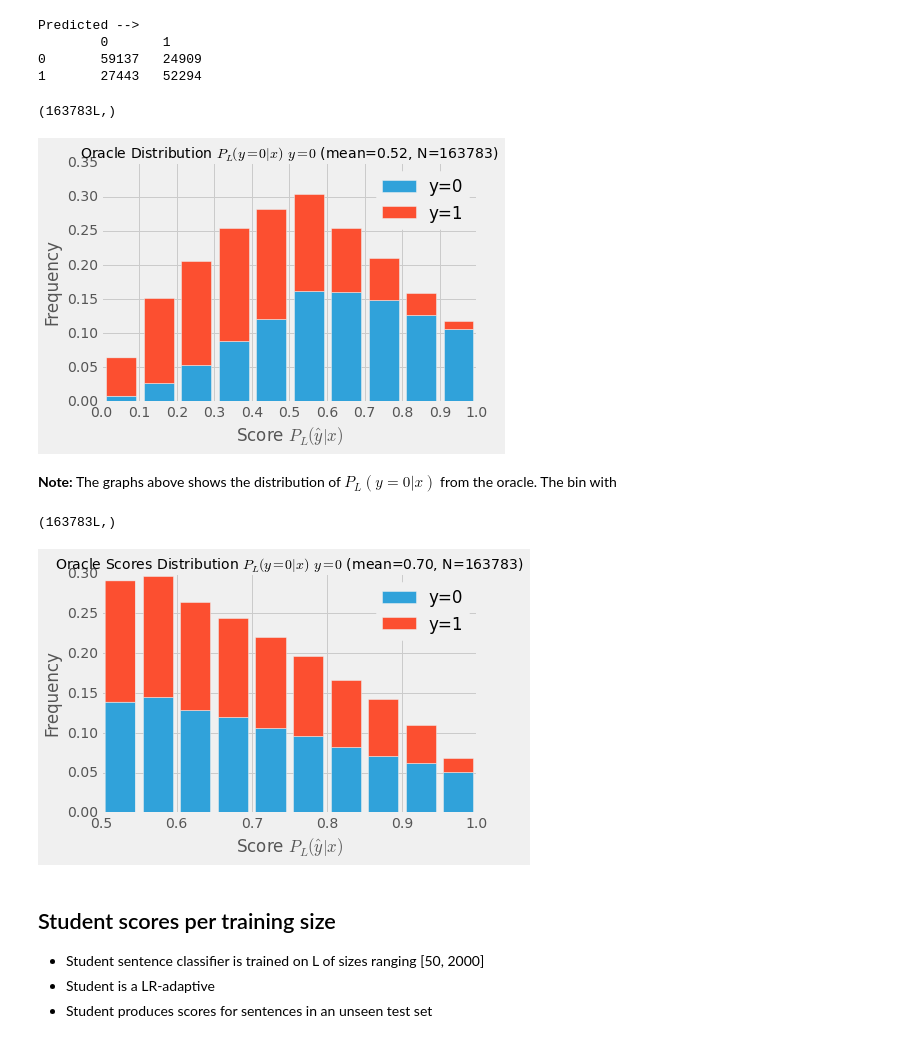
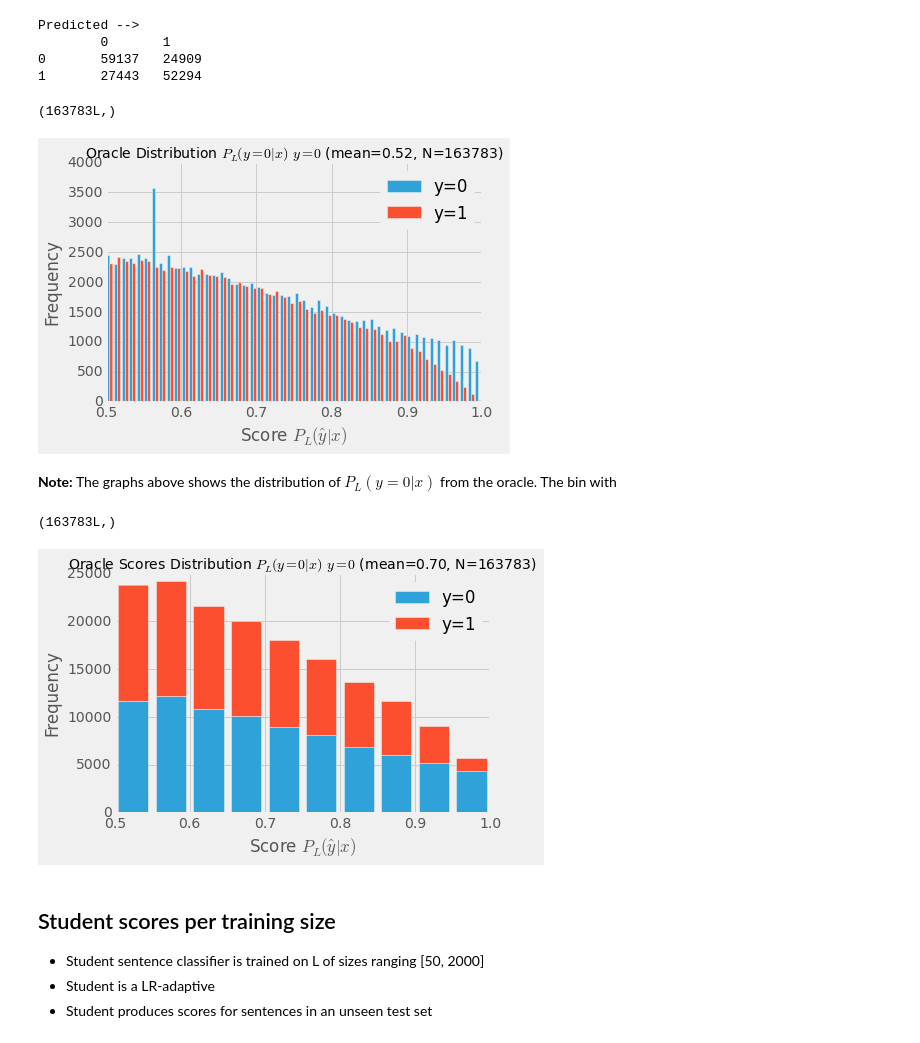
Before and after one commit to mramire8/active, a Jupyter notebook: other/score_distribution.ipynb, the cells around one changed output. Saved outputs shown, nothing was run; the diff lists cells and outputs as text; code cells hidden in the pictures.

```diff
--- a/other/score_distribution.ipynb
+++ b/other/score_distribution.ipynb
@@ -128,33 +128,34 @@ Predicted -->
 # %%
 import matplotlib.pyplot as plt
 import matplotlib as mpl
 from collections import Counter
 # mpl.style.use('fivethirtyeight')
 #plot the experts score distribution
 def normalized(scores):
     c = Counter(scores)
     t = sum(c.values())
-    w = [1.* x / t for x in c.values()]
+    w = [1.* x / 1 for x in c.values()]
     return c.keys(), w
 
 def plot_histogram_normed(scores, target, title, range_x=np.arange(0,1.01,.1)):
     fig = plt.figure()
-    c0 = scores[target==0]
-    c1 = scores[target==1]
+    c0 = scores[scores>0.5]
+    c1 = 1- scores[scores<0.5]
     print scores.shape
     x0, w0 = normalized(c0)
     x1, w1 = normalized(c1)
-    n, bins, patches = plt.hist([x0, x1] , weights=[w0,w1], stacked=True, bins=10, align='mid',label=['y=0', 'y=1'])
+    n, bins, patches = plt.hist([x0, x1] , weights=[w0,w1],  bins=50, align='mid',label=['y=0', 'y=1'])
     plt.title(title + ' Distribution $P_{L}(y=0|x)$ $y=0$ (mean=%.2f, N=%d)' % (np.mean(scores), len(target)), fontsize=14)
     plt.xlabel("Score $P_{L}(\hat{y}|x)$")
     plt.ylabel("Frequency")
     plt.xticks(range_x)
     plt.legend()
+c00 = ora_prob[:,0]
 
-plot_histogram_normed(ora_prob[:,0], test.target, "Oracle")
+plot_histogram_normed(c00, test.target, "Oracle", range_x=np.arange(.5,1.01,.1))
 # %% [output]
 (163783L,)
-[figure, old version]
+[figure, new version]
 # %% [markdown]
 **Note:** The graphs above shows the distribution of $P_L(y=0|x)$ from the oracle. The bin with
 # %%
@@ -162,7 +163,7 @@ plot_histogram_normed(ora_prob[:,0], test.target, "Oracle")
 plot_histogram_normed(ora_scores, test.target, "Oracle Scores", range_x=np.arange(.5,1.01,.1))
 # %% [output]
 (163783L,)
-[figure, old version]
+[figure, new version]
 # %% [markdown]
 ## Student scores per training size
 * Student sentence classifier is trained on L of sizes ranging [50, 2000]
```
Also changed, not shown: 2 other files.
